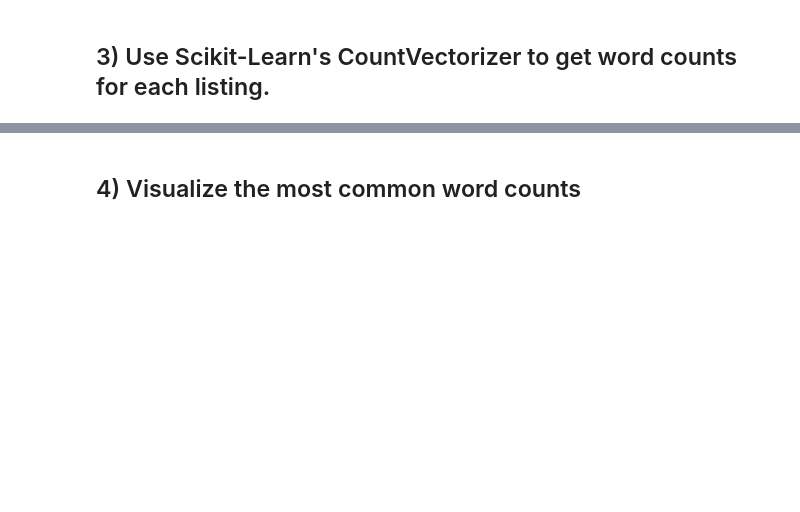
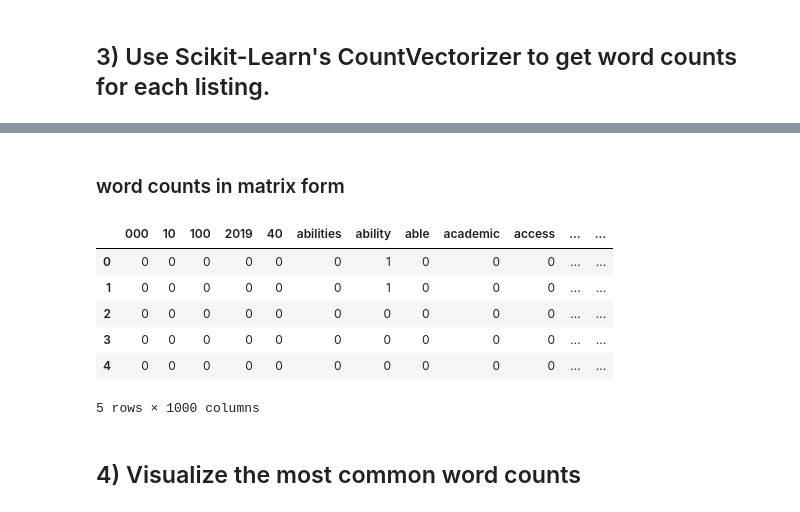
Before and after one commit to ssbyrne89/DS-Unit-4-Sprint-1-NLP, a Jupyter notebook: module2-vector-representations/LS_DS_412_Vector_Representations_Assignment.ipynb, the cells around one changed output, grey strips where cells are left out. Saved outputs shown, nothing was run; the diff lists cells and outputs as text; code cells hidden in the pictures; blank space fills up the shorter version.

```diff
--- a/module2-vector-representations/LS_DS_412_Vector_Representations_Assignment.ipynb
+++ b/module2-vector-representations/LS_DS_412_Vector_Representations_Assignment.ipynb
@@ -53,2 +137,14 @@ raise Exception("\nThis task is not complete. \nReplace this line with your code
+# %% [markdown]
+### word counts in matrix form
+# %%
+dtm2.head()
+# %% [output]
+|  | 000 | 10 | 100 | 2019 | 40 | abilities | ability | able | academic | access | ... | ... |
+| 0 | 0 | 0 | 0 | 0 | 0 | 0 | 1 | 0 | 0 | 0 | ... | ... |
+| 1 | 0 | 0 | 0 | 0 | 0 | 0 | 1 | 0 | 0 | 0 | ... | ... |
+| 2 | 0 | 0 | 0 | 0 | 0 | 0 | 0 | 0 | 0 | 0 | ... | ... |
+| 3 | 0 | 0 | 0 | 0 | 0 | 0 | 0 | 0 | 0 | 0 | ... | ... |
+| 4 | 0 | 0 | 0 | 0 | 0 | 0 | 0 | 0 | 0 | 0 | ... | ... |
+5 rows × 1000 columns
 # %% [markdown]
 ## 4) Visualize the most common word counts
```
Also changed, not shown: parts of 46 cells of this notebook, 1 other file.
